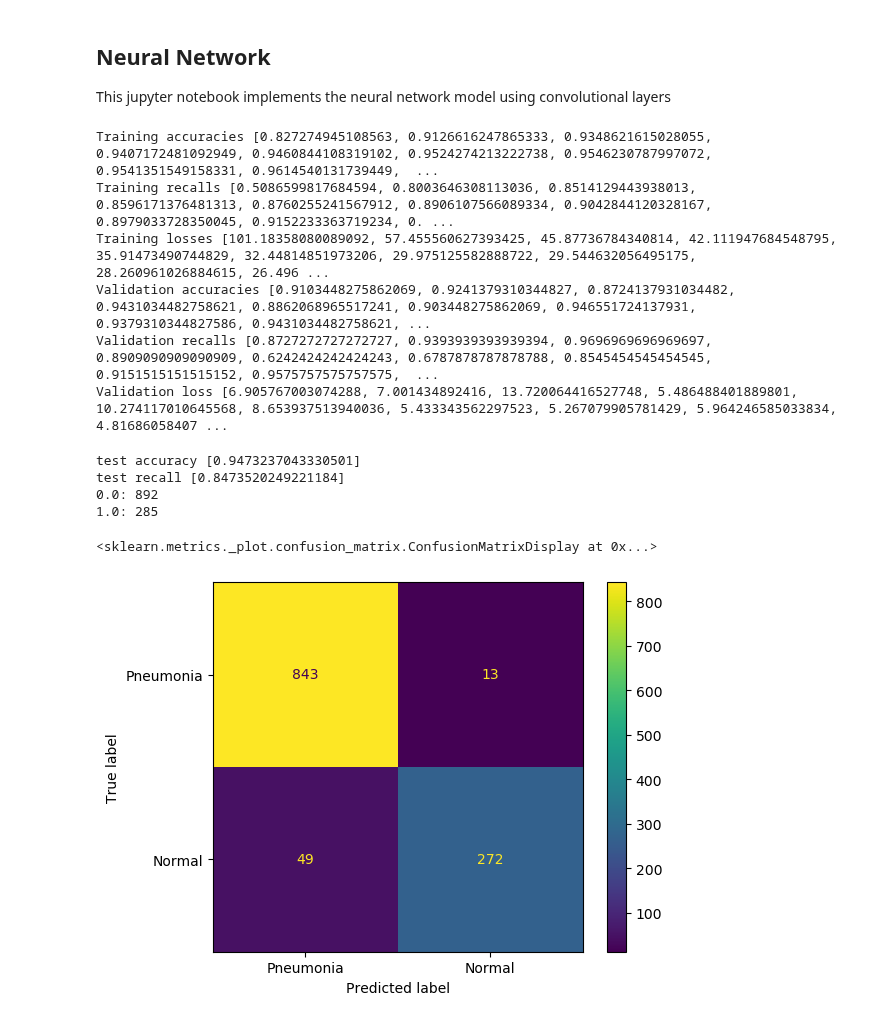
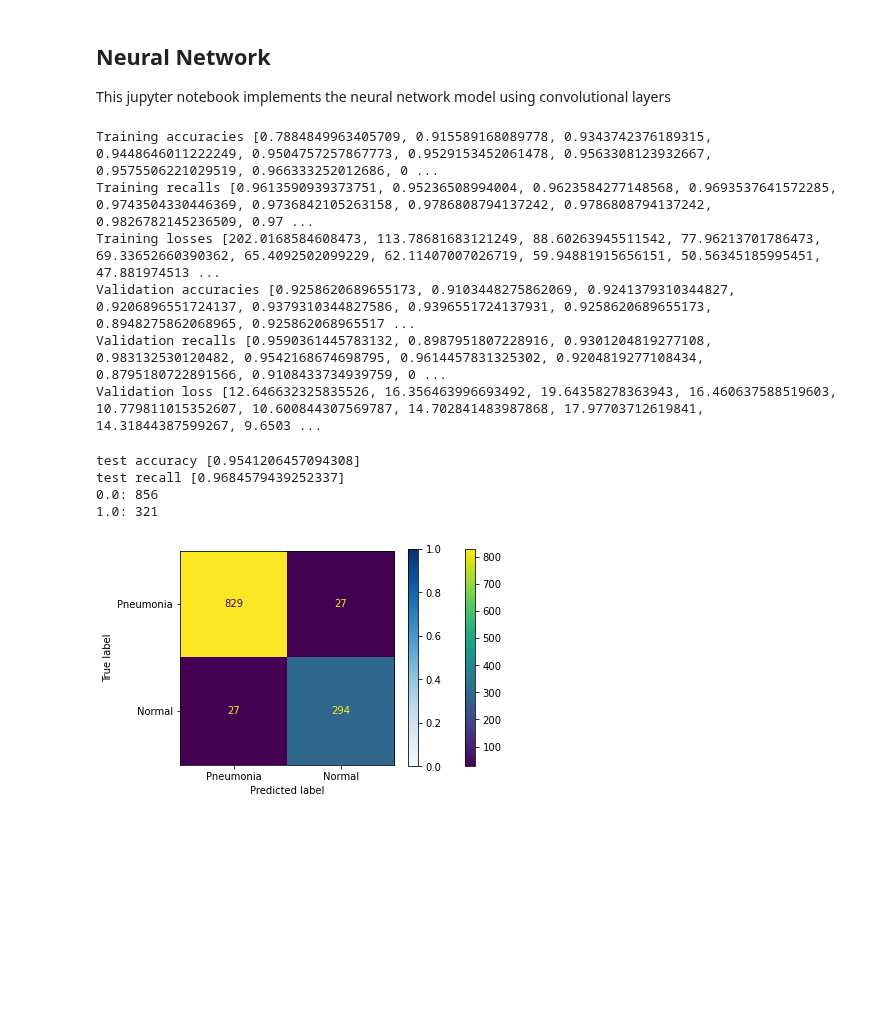
Before and after one commit to JPMartinezClaeys/30254-pneumoniacs, a Jupyter notebook: predict-pneumonia/neural_network.ipynb, the cells around one changed output. Cells and saved outputs as stored; diff of their text form; code cells hidden in the pictures; blank space fills up the shorter version.

Commit message:
Changes to recall

```diff
--- a/predict-pneumonia/neural_network.ipynb
+++ b/predict-pneumonia/neural_network.ipynb
@@ -31,8 +31,8 @@ class CustomNeuralNetwork(nn.Module):
         super().__init__()
         # model hyperparameters
         self.epochs = 30
-        self.batch_size = 16
-        self.learning = 0.005
+        self.batch_size = 8
+        self.learning = 0.001
         self.momentum = 0.9
         self.weighted_sample = False
         # define network layers
@@ -89,26 +89,10 @@ training_data = XRayDataset(train_path, transforms)
 val_data = XRayDataset(val_path, resize)
 test_data = XRayDataset(test_path, resize)
 
-if model.weighted_sample is False:
-    train_dataloader = DataLoader(training_data, batch_size=model.batch_size, shuffle=True)
-    val_dataloader = DataLoader(val_data, batch_size=model.batch_size, shuffle=True)
-    test_dataloader = DataLoader(test_data, batch_size=model.batch_size, shuffle=True)
-else:
-    # Create weighted sampler
-    counts = {'test': {'PNEUMONIA': 390, 'NORMAL': 234},
-    'train': {'PNEUMONIA': 3875, 'NORMAL': 1341},
-    'val': {'PNEUMONIA': 8, 'NORMAL': 8}}
-    # calculate weights and create samplers
-    train_weights = [1/v for v in counts['train'].values()]
-    train_sampler = WeightedRandomSampler(weights=train_weights,num_samples=2)
-    val_weights = [1/v for v in counts['val'].values()]
-    val_sampler = WeightedRandomSampler(weights=val_weights,num_samples=2)
-    test_weights = [1/v for v in counts['test'].values()]
-    test_sampler = WeightedRandomSampler(weights=test_weights,num_samples=2)
 
-    train_dataloader = DataLoader(training_data, batch_size=model.batch_size, sampler=train_sampler)
-    val_dataloader = DataLoader(val_data, batch_size=model.batch_size, sampler=val_sampler)
-    test_dataloader = DataLoader(test_data, batch_size=model.batch_size, sampler=test_sampler)
+train_dataloader = DataLoader(training_data, batch_size=model.batch_size, shuffle=True)
+val_dataloader = DataLoader(val_data, batch_size=model.batch_size, shuffle=True)
+test_dataloader = DataLoader(test_data, batch_size=model.batch_size, shuffle=True)
 # %%
 # Define loss function and optimizer
 criterion = nn.CrossEntropyLoss()
@@ -149,7 +133,7 @@ for epoch in range(model.epochs):
         y_predict = np.concatenate((y_predict, y_pred_batch))
 
     epoch_accuracy = accuracy_score(y_true, y_predict)
-    epoch_recall = recall_score(y_true, y_predict, average='binary')
+    epoch_recall = recall_score(y_true, y_predict, average='binary',pos_label=0)
     train_losses.append(running_loss)
     train_accuracies.append(epoch_accuracy)
     train_recalls.append(epoch_recall)
@@ -174,7 +158,7 @@ for epoch in range(model.epochs):
             val_running_loss += val_loss.item()
 
         val_epoch_accuracy = accuracy_score(y_predict_val, y_true_val)
-        val_epoch_recall = recall_score(y_true_val, y_predict_val, average='binary')
+        val_epoch_recall = recall_score(y_true_val, y_predict_val, average='binary',pos_label=0)
         val_losses.append(val_running_loss)
         val_accuracies.append(val_epoch_accuracy)
         val_recalls.append(val_epoch_recall)
@@ -187,12 +171,12 @@ print("Validation accuracies",val_accuracies)
 print("Validation recalls", val_recalls)
 print("Validation loss", val_losses)
 # %% [output]
-Training accuracies [0.827274945108563, 0.9126616247865333, 0.9348621615028055, 0.9407172481092949, 0.9460844108319102, 0.9524274213222738, 0.9546230787997072, 0.9541351549158331, 0.9614540131739449,  ...
-Training recalls [0.5086599817684594, 0.8003646308113036, 0.8514129443938013, 0.8596171376481313, 0.8760255241567912, 0.8906107566089334, 0.9042844120328167, 0.8979033728350045, 0.9152233363719234, 0. ...
-Training losses [101.18358080089092, 57.455560627393425, 45.87736784340814, 42.111947684548795, 35.91473490744829, 32.44814851973206, 29.975125582888722, 29.544632056495175, 28.260961026884615, 26.496 ...
-Validation accuracies [0.9103448275862069, 0.9241379310344827, 0.8724137931034482, 0.9431034482758621, 0.8862068965517241, 0.903448275862069, 0.946551724137931, 0.9379310344827586, 0.9431034482758621, ...
-Validation recalls [0.8727272727272727, 0.9393939393939394, 0.9696969696969697, 0.8909090909090909, 0.6242424242424243, 0.6787878787878788, 0.8545454545454545, 0.9151515151515152, 0.9575757575757575,  ...
-Validation loss [6.905767003074288, 7.001434892416, 13.720064416527748, 5.486488401889801, 10.274117010645568, 8.653937513940036, 5.433343562297523, 5.267079905781429, 5.964246585033834, 4.81686058407 ...
+Training accuracies [0.7884849963405709, 0.915589168089778, 0.9343742376189315, 0.9448646011222249, 0.9504757257867773, 0.9529153452061478, 0.9563308123932667, 0.9575506221029519, 0.966333252012686, 0 ...
+Training recalls [0.9613590939373751, 0.95236508994004, 0.9623584277148568, 0.9693537641572285, 0.9743504330446369, 0.9736842105263158, 0.9786808794137242, 0.9786808794137242, 0.9826782145236509, 0.97 ...
+Training losses [202.0168584608473, 113.78681683121249, 88.60263945511542, 77.96213701786473, 69.33652660390362, 65.4092502099229, 62.11407007026719, 59.94881915656151, 50.56345185995451, 47.881974513 ...
+Validation accuracies [0.9258620689655173, 0.9103448275862069, 0.9241379310344827, 0.9206896551724137, 0.9379310344827586, 0.9396551724137931, 0.9258620689655173, 0.8948275862068965, 0.925862068965517 ...
+Validation recalls [0.9590361445783132, 0.8987951807228916, 0.9301204819277108, 0.983132530120482, 0.9542168674698795, 0.9614457831325302, 0.9204819277108434, 0.8795180722891566, 0.9108433734939759, 0 ...
+Validation loss [12.646632325835526, 16.356463996693492, 19.64358278363943, 16.460637588519603, 10.779811015352607, 10.600844307569787, 14.702841483987868, 17.97703712619841, 14.31844387599267, 9.6503 ...
 # %%
 #5. Test model
 test_accuracies = []
@@ -212,7 +196,7 @@ with torch.no_grad():
         y_predict_test = np.concatenate((y_predict_test, outputs.argmax(dim=1).numpy()))
 
     test_epoch_accuracy = accuracy_score(y_true_test, y_predict_test)
-    test_epoch_recall = recall_score(y_true_test, y_predict_test, average='binary')
+    test_epoch_recall = recall_score(y_true_test, y_predict_test, average='binary',pos_label=0)
     test_accuracies.append(test_epoch_accuracy)
     test_recalls.append(test_epoch_recall)
 # %%
@@ -225,20 +209,25 @@ unique, counts = np.unique(y_predict_test, return_counts=True)
 for value, count in zip(unique, counts):
     print(f"{value}: {count}")
 # %% [output]
-test accuracy [0.9473237043330501]
-test recall [0.8473520249221184]
-0.0: 892
-1.0: 285
+test accuracy [0.9541206457094308]
+test recall [0.9684579439252337]
+0.0: 856
+1.0: 321
 # %%
 # Calculate the confusion matrix using the accumulated true labels and predictions
 cm = confusion_matrix(y_true_test, y_predict_test)
 
 # Visualize the confusion matrix
 disp = ConfusionMatrixDisplay(confusion_matrix=cm, display_labels=["Pneumonia", "Normal"])
+cmap = plt.cm.Blues
+disp.cmap = cmap
+# Plot the confusion matrix
 disp.plot()
+
+# Show the plot
+plt.show()
 # %% [output]
-<sklearn.metrics._plot.confusion_matrix.ConfusionMatrixDisplay at 0x...>
-[figure, old version]
+[figure, new version]
 # %%
 test_accuracy =  test_accuracies * model.epochs
 epochs = [i for i in range(1,model.epochs+1)]
```
Also changed, not shown: parts of 4 cells of this notebook.
